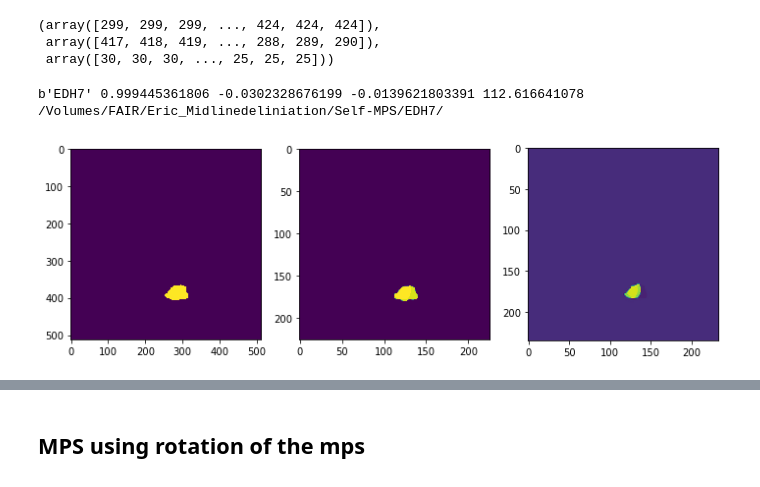
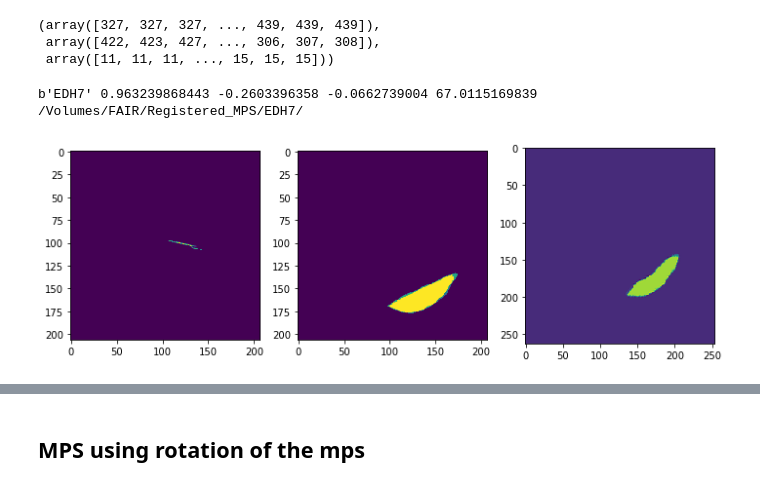
Before and after one commit to fair77637/DC_Imaging, a Jupyter notebook: lesion_heatmap.ipynb, the cells around one changed output, grey strips where cells are left out. Saved outputs shown, nothing was run; the diff lists cells and outputs as text; code cells hidden in the pictures.

```diff
--- a/lesion_heatmap.ipynb
+++ b/lesion_heatmap.ipynb
@@ -170,50 +166,51 @@ sitk::ERROR: The file "/Volumes/FAIR/Eric_Midlinedeliniation/Self-MPS/Sample3_Pr
 # %%
 Lesion_array = np.zeros(Mask_array.shape)
+# Lesion_array[Mask_array==19] = 1
 Lesion_array[Mask_array==4] = 1
-Lesion_array[Mask_array==6] = 1
 
 Mask_array = Lesion_array
 np.nonzero(Mask_array)
 # %% [output]
-(array([299, 299, 299, ..., 424, 424, 424]),
- array([417, 418, 419, ..., 288, 289, 290]),
- array([30, 30, 30, ..., 25, 25, 25]))
+(array([327, 327, 327, ..., 439, 439, 439]),
+ array([422, 423, 427, ..., 306, 307, 308]),
+ array([11, 11, 11, ..., 15, 15, 15]))
 # %%
-img = sitk.ReadImage(path + '/New_MPS.nii.gz')
-img_array = sitk.GetArrayFromImage(img)
-img_array = np.swapaxes(img_array,0,2)
+mp = sitk.ReadImage(path + 'mps.nii.gz')
+mp_array = sitk.GetArrayFromImage(mp)
+mp_array = np.swapaxes(mp_array,0,2)
+ConstPixelSpacing = mp.GetSpacing()
 
-ml_array = np.multiply(img_array,img_array==1)
-mp_array = np.multiply(img_array,img_array==2)
+ml = sitk.ReadImage(path + 'Midplane_Q.nii.gz')
+ml_array = sitk.GetArrayFromImage(ml)
+ml_array = np.swapaxes(ml_array,0,2)
 
-sku = sitk.ReadImage(path + '/Skull_contour.nii.gz')
+sku = sitk.ReadImage(path + 'Skull_contour.nii.gz')
 sku_array = sitk.GetArrayFromImage(sku)
 sku_array = np.swapaxes(sku_array,0,2)
 
 if ConstPixelSpacing != (1,1,1):
-    Reshaped_msk = reshape(Mask_array,ConstPixelSpacing)
-    Reshaped_img = reshape(ml_array,ConstPixelSpacing)
-    Reshaped_mps = reshape(mp_array,ConstPixelSpacing)
+    Reshaped_mp = reshape(mp_array,ConstPixelSpacing)
+    Reshaped_ml = reshape(ml_array,ConstPixelSpacing)
     Reshaped_sku = reshape(sku_array,ConstPixelSpacing)
-
+    Reshaped_lesion = reshape(Lesion_array,ConstPixelSpacing)
 
 
 else:
-    Reshaped_msk = Mask_array
-    Reshaped_img = ml_array
+    Reshaped_mp = mp_array
+    Reshaped_ml = ml_array
     Reshaped_sku = sku_array
-    Reshaped_mps = mp_array
-
+    Reshaped_lesion = Lesion_array
 
 #Import ideal midplane parameters
-paras = np.load("/Volumes/FAIR/DC-Image-Analysis/DC-project-master/cleancode/NewMidplane/Self_MP_para1_Q.npy",encoding= 'bytes')
+paras = np.load("/Volumes/FAIR/Registered_MPS/SELP_MPS_para1.npy",encoding= 'bytes')
+
 
 # img_gauss = sitk.DiscreteGaussian(img, variance=1)
 # display_image(img_gauss,window=120, level=40)
 
 # paras = np.load('/Volumes/FAIR/DC-Image-Analysis/DC-project-master/cleancode/NewMidplane/Final_preop.npy')
-file, a, b, c, d = paras[m][0]
-# a, b, c, d = a.astype(float),b.astype(float),c.astype(float),d.astype(float)
+file, a, b, c, d = paras[m+1]
+a, b, c, d = a.astype(float),b.astype(float),c.astype(float),d.astype(float)
 v = np.array((a,b,c))
 v = v.astype(float)
 print(file, a, b, c, d, path)
@@ -265,48 +262,48 @@ if vk_unit[0]*vk_unit[2] < 0.0:
     A_S = -1*A_S
 
 # Calculate the x-coordinate of the miplane, should be a uniform value
 
 # Constant mode rotation, points outside the boundaries of the input
 # are filled with constant 0.0. If points
 
 # ML_array = array
 # ideal midplane
-Ideal_ML = np.multiply(Reshaped_img >0.2, Reshaped_img)
+Ideal_ML = np.multiply(Reshaped_ml >0.2, Reshaped_ml)
 # mask = active_mask
 
 from scipy.ndimage.interpolation import rotate
-r_IML = rotate(Reshaped_img,A_O,mode='constant',axes=(0,1))
-r2_IML = rotate(r_IML,A_S,mode='constant',axes=(0,2))
+r_ml = rotate(Ideal_ML,A_O,mode='constant',axes=(0,1))
+r2_ml = rotate(r_ml,A_S,mode='constant',axes=(0,2))
 
-r_mps = rotate(Reshaped_mps,A_O,mode='constant',axes=(0,1))
-r2_mps = rotate(r_mps,A_S,mode='constant',axes=(0,2))
+r_mp = rotate(Reshaped_mp,A_O,mode='constant',axes=(0,1))
+r2_mp = rotate(r_mp,A_S,mode='constant',axes=(0,2))
 
-binary_mps = np.multiply(r2_mps,r2_mps > 0.1)
-
-r_mask = rotate(Reshaped_msk,A_O,mode='constant',axes=(0,1))
-r2_mask = rotate(r_mask,A_S,mode='constant',axes=(0,2))
+binary_mp = np.multiply(r2_mp,r2_mp > 0.1)
 
 r_sku = rotate(Reshaped_sku,A_O,mode='constant',axes=(0,1))
 r2_sku = rotate(r_sku,A_S,mode='constant',axes=(0,2))
 
+r_lesion = rotate(Reshaped_lesion,A_O,mode='constant',axes=(0,1))
+r2_lesion = rotate(r_lesion,A_S,mode='constant',axes=(0,2))
+
 
 
 i1 = 13
-i2 = int((float(i1)/Mask_array.shape[2])*r2_mask.shape[2])
+i2 = int((float(i1)/sku_array.shape[2])*r2_sku.shape[2])
 
 plt.figure(figsize=(16,5))
 plt.subplot(141)
-plt.imshow(Mask_array[:,:,i1])
+plt.imshow(Reshaped_mp[:,:,i1])
 
 plt.subplot(142)
-plt.imshow(Reshaped_msk[:,:,i2])
+plt.imshow(Reshaped_lesion[:,:,i2])
 
 plt.subplot(143)
-plt.imshow(r2_mask[:,:,i2])
+plt.imshow(r2_lesion[:,:,i2])
 plt.show()
 # %% [output]
-b'EDH7' 0.999445361806 -0.0302328676199 -0.0139621803391 112.616641078 /Volumes/FAIR/Eric_Midlinedeliniation/Self-MPS/EDH7/
+b'EDH7' 0.963239868443 -0.2603396358 -0.0662739004 67.0115169839 /Volumes/FAIR/Registered_MPS/EDH7/
-[figure, old version]
+[figure, new version]
 # %%
 i = 105
 
```
Also changed, not shown: parts of 35 cells of this notebook, 2 other files.
